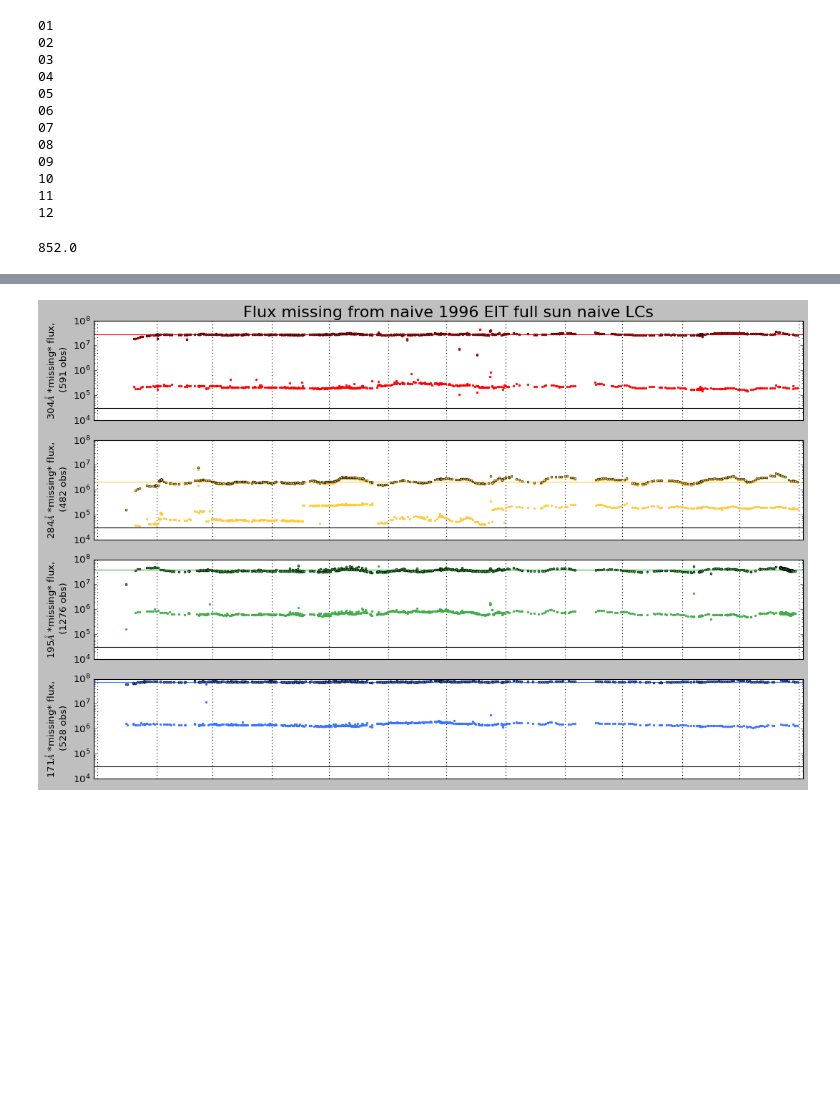
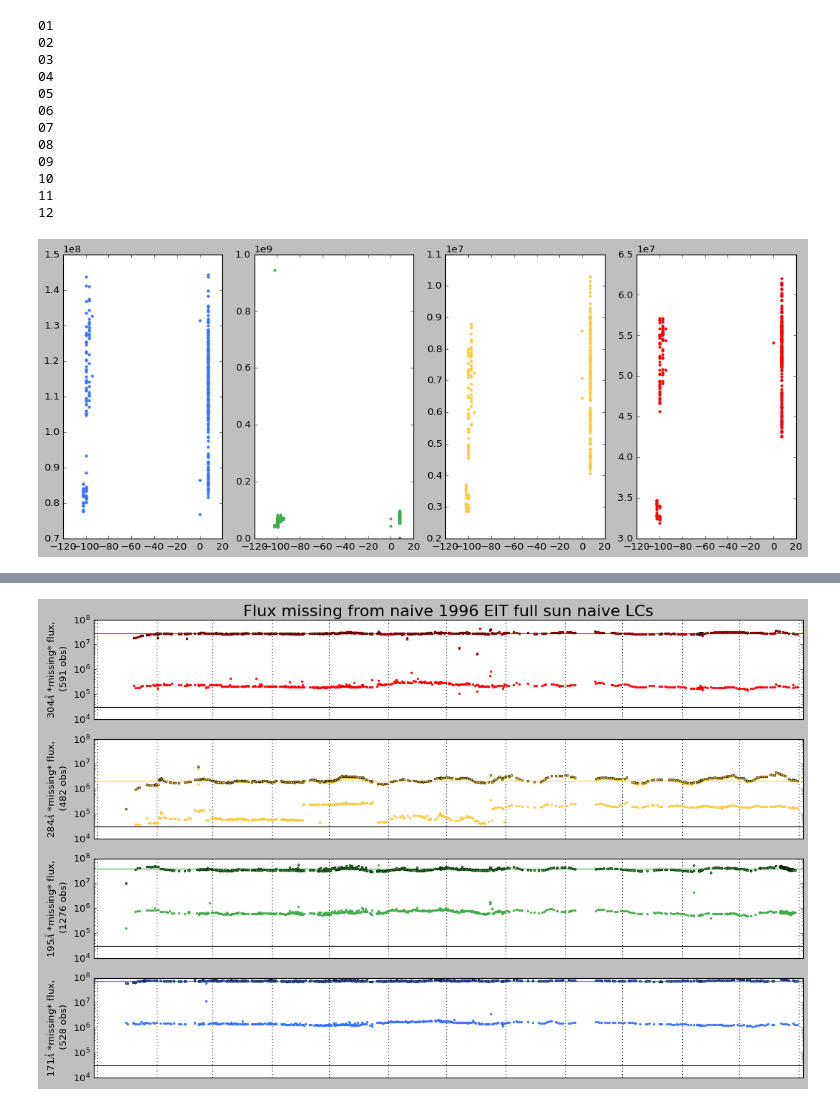
Before and after one commit to esandford/archivalSOHO, a Jupyter notebook: data/EITfluxsum.ipynb, the cells around one changed output, grey strips where cells are left out. Cells and saved outputs as stored; diff of their text form; code cells hidden in the pictures; blank space fills up the shorter version.

```diff
--- a/data/EITfluxsum.ipynb
+++ b/data/EITfluxsum.ipynb
@@ -328,8 +488,17 @@ for year in [1996]:
 10
 11
 12
-# %%
-print(np.median(mfDark))
-# %% [output]
-852.0
+# %%
+cs = ['r', '#fdca40', '#41ad49', '#3772ff']
+fig, axes = plt.subplots(1,4,figsize=(16,6))
+axes[0].plot(temps_171,f171,marker='.',color=cs[3],ls='None')
+axes[1].plot(temps_195,f195,marker='.',color=cs[2],ls='None')
+axes[2].plot(temps_284,f284,marker='.',color=cs[1],ls='None')
+axes[3].plot(temps_304,f304,marker='.',color=cs[0],ls='None')
+#for ax in axes:
+    #ax.set_xlim(-110,-90)
+#    ax.set_xlim(0,10)
+plt.show()
+# %% [output]
+[figure, added]
 # %%
```
Also changed, not shown: parts of 10 cells of this notebook, 47 other files.
